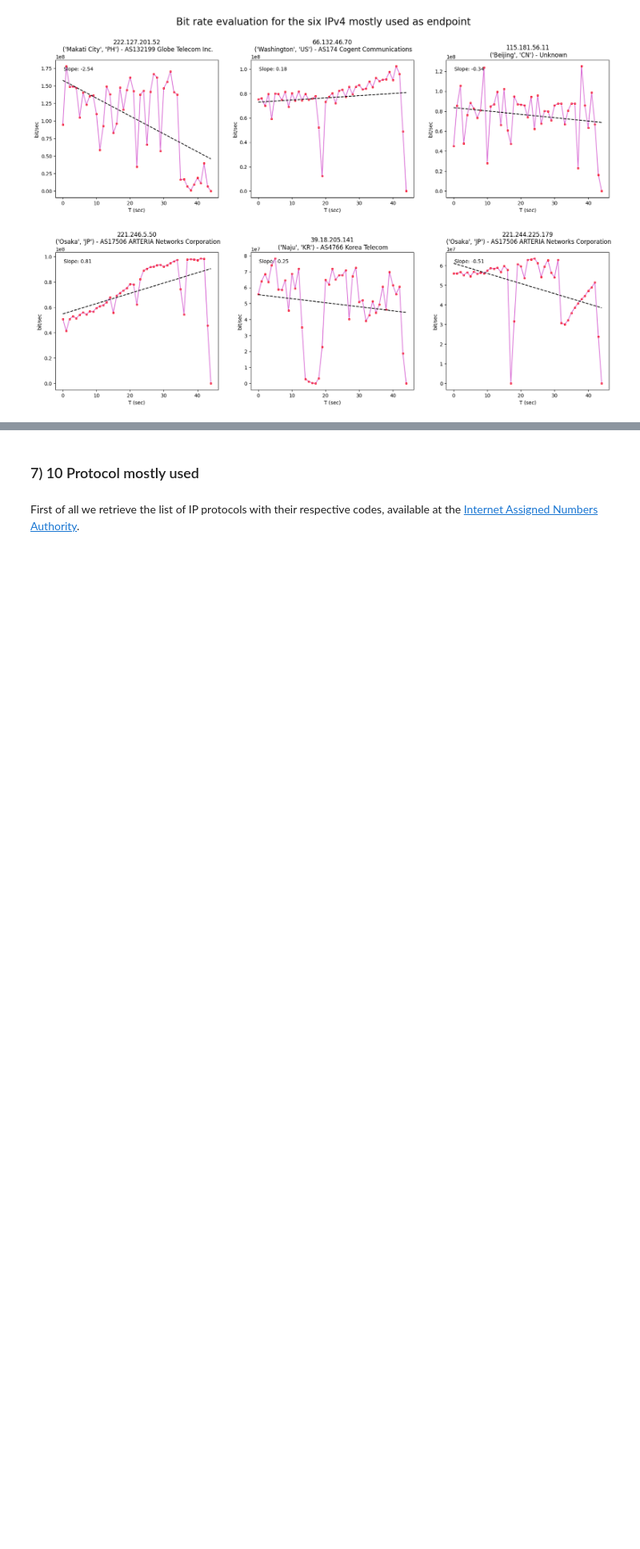
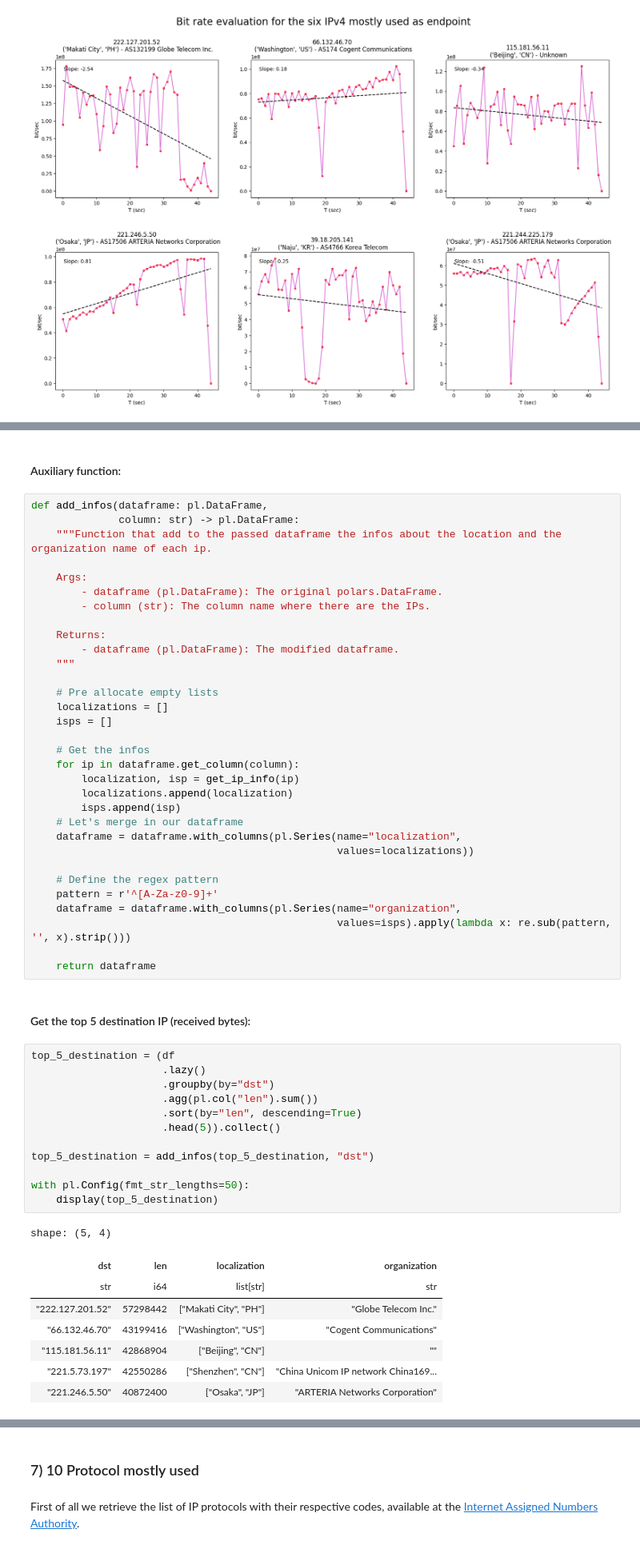
Before and after one commit to JRhin/pcap-analysis, a Jupyter notebook: main_notebook.ipynb, the cells around one changed output, grey strips where cells are left out. Shown at 80% size. Drawn from its saved outputs; the diff is of its cells as text; blank space fills up the shorter version.

```diff
--- a/main_notebook.ipynb
+++ b/main_notebook.ipynb
@@ -255,0 +260,57 @@ plt.show()
+# %% [markdown]
+#### Auxiliary function:
+# %%
+def add_infos(dataframe: pl.DataFrame,
+              column: str) -> pl.DataFrame:
+    """Function that add to the passed dataframe the infos about the location and the organization name of each ip.
+
+    Args:
+        - dataframe (pl.DataFrame): The original polars.DataFrame.
+        - column (str): The column name where there are the IPs.
+
+    Returns:
+        - dataframe (pl.DataFrame): The modified dataframe.
+    """
+
+    # Pre allocate empty lists
+    localizations = []
+    isps = []
+
+    # Get the infos
+    for ip in dataframe.get_column(column):
+        localization, isp = get_ip_info(ip)
+        localizations.append(localization)
+        isps.append(isp)
+    # Let's merge in our dataframe
+    dataframe = dataframe.with_columns(pl.Series(name="localization",
+                                                 values=localizations))
+
+    # Define the regex pattern
+    pattern = r'^[A-Za-z0-9]+'
+    dataframe = dataframe.with_columns(pl.Series(name="organization",
+                                                 values=isps).apply(lambda x: re.sub(pattern, '', x).strip()))
+
+    return dataframe
+# %% [markdown]
+#### Get the top 5 destination IP (received bytes):
+# %%
+top_5_destination = (df
+                     .lazy()
+                     .groupby(by="dst")
+                     .agg(pl.col("len").sum())
+                     .sort(by="len", descending=True)
+                     .head(5)).collect()
+
+top_5_destination = add_infos(top_5_destination, "dst")
+
+with pl.Config(fmt_str_lengths=50):
+    display(top_5_destination)
+# %% [output]
+shape: (5, 4)
+| dst | len | localization | organization |
+| str | i64 | list[str] | str |
+| "222.127.201.52" | 57298442 | ["Makati City", "PH"] | "Globe Telecom Inc." |
+| "66.132.46.70" | 43199416 | ["Washington", "US"] | "Cogent Communications" |
+| "115.181.56.11" | 42868904 | ["Beijing", "CN"] | "" |
+| "221.5.73.197" | 42550286 | ["Shenzhen", "CN"] | "China Unicom IP network China169... |
+| "221.246.5.50" | 40872400 | ["Osaka", "JP"] | "ARTERIA Networks Corporation" |
```
Also changed, not shown: parts of 13 cells of this notebook.
